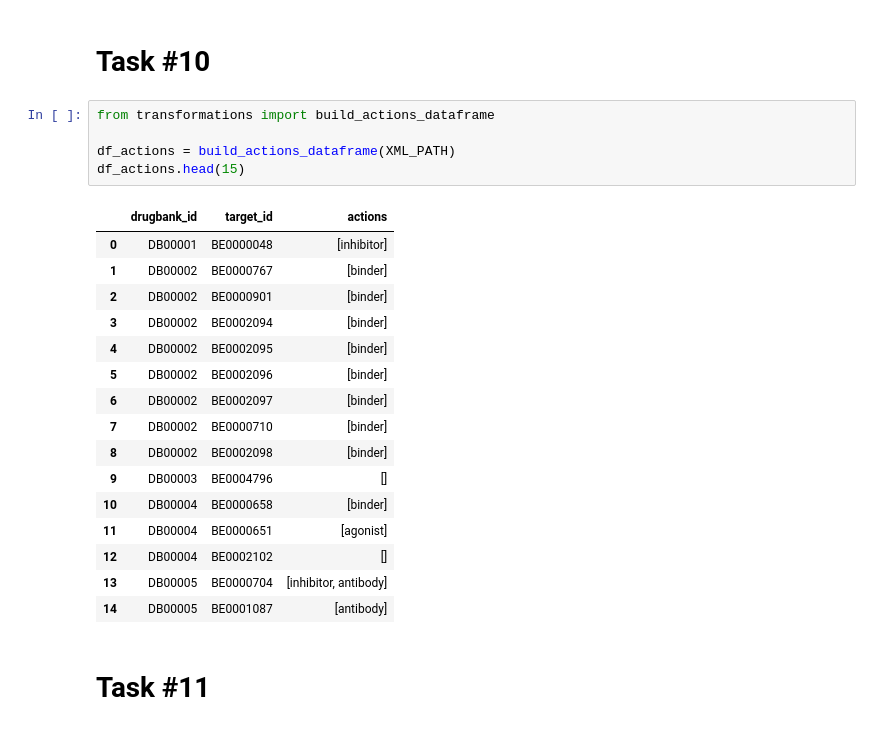
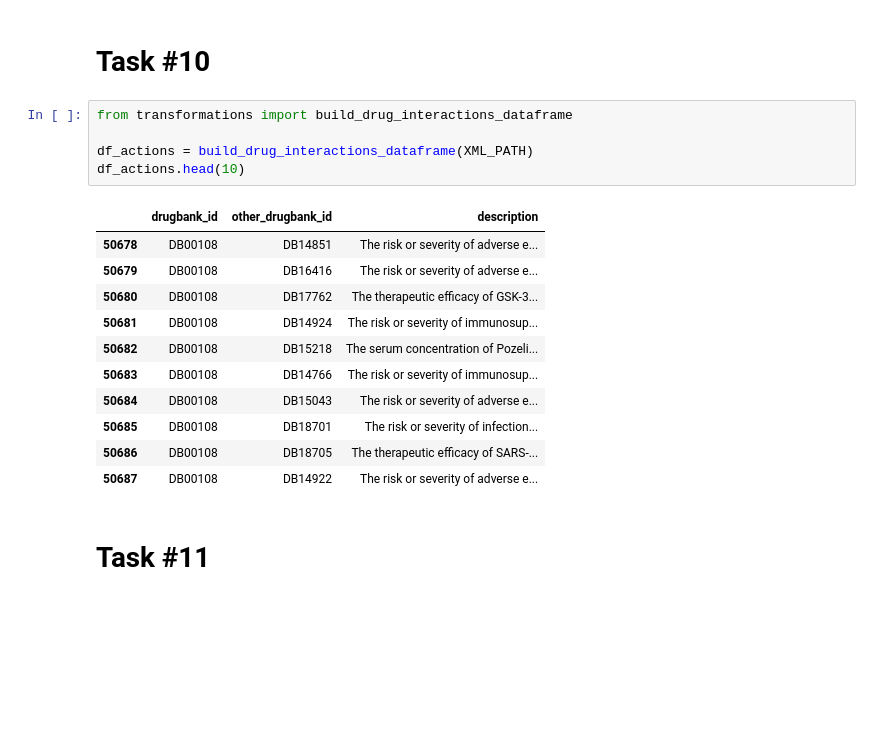
Before and after one commit to tkoso/Drugbank-Data-Analysis, a Jupyter notebook: notebooks/final_report.ipynb, the cells around one changed output. Drawn from its saved outputs; the diff is of its cells as text; blank space fills up the shorter version.

```diff
--- a/notebooks/final_report.ipynb
+++ b/notebooks/final_report.ipynb
@@ -227,27 +225,22 @@ approved_and_non_withdrawn_drugs(df_groups)
 # %% [markdown]
 # Task #10
 # %%
-from transformations import build_actions_dataframe
+from transformations import build_drug_interactions_dataframe
 
-df_actions = build_actions_dataframe(XML_PATH)
-df_actions.head(15)
+df_actions = build_drug_interactions_dataframe(XML_PATH)
+df_actions.head(10)
 # %% [output]
-|  | drugbank_id | target_id | actions |
-| 0 | DB00001 | BE0000048 | [inhibitor] |
-| 1 | DB00002 | BE0000767 | [binder] |
-| 2 | DB00002 | BE0000901 | [binder] |
-| 3 | DB00002 | BE0002094 | [binder] |
-| 4 | DB00002 | BE0002095 | [binder] |
-| 5 | DB00002 | BE0002096 | [binder] |
-| 6 | DB00002 | BE0002097 | [binder] |
-| 7 | DB00002 | BE0000710 | [binder] |
-| 8 | DB00002 | BE0002098 | [binder] |
-| 9 | DB00003 | BE0004796 | [] |
-| 10 | DB00004 | BE0000658 | [binder] |
-| 11 | DB00004 | BE0000651 | [agonist] |
-| 12 | DB00004 | BE0002102 | [] |
-| 13 | DB00005 | BE0000704 | [inhibitor, antibody] |
-| 14 | DB00005 | BE0001087 | [antibody] |
+|  | drugbank_id | other_drugbank_id | description |
+| 50678 | DB00108 | DB14851 | The risk or severity of adverse e... |
+| 50679 | DB00108 | DB16416 | The risk or severity of adverse e... |
+| 50680 | DB00108 | DB17762 | The therapeutic efficacy of GSK-3... |
+| 50681 | DB00108 | DB14924 | The risk or severity of immunosup... |
+| 50682 | DB00108 | DB15218 | The serum concentration of Pozeli... |
+| 50683 | DB00108 | DB14766 | The risk or severity of immunosup... |
+| 50684 | DB00108 | DB15043 | The risk or severity of adverse e... |
+| 50685 | DB00108 | DB18701 | The risk or severity of infection... |
+| 50686 | DB00108 | DB18705 | The therapeutic efficacy of SARS-... |
+| 50687 | DB00108 | DB14922 | The risk or severity of adverse e... |
 # %% [markdown]
 # Task #11
 # %%
```
Also changed, not shown: parts of 8 cells of this notebook, 1 other file.
